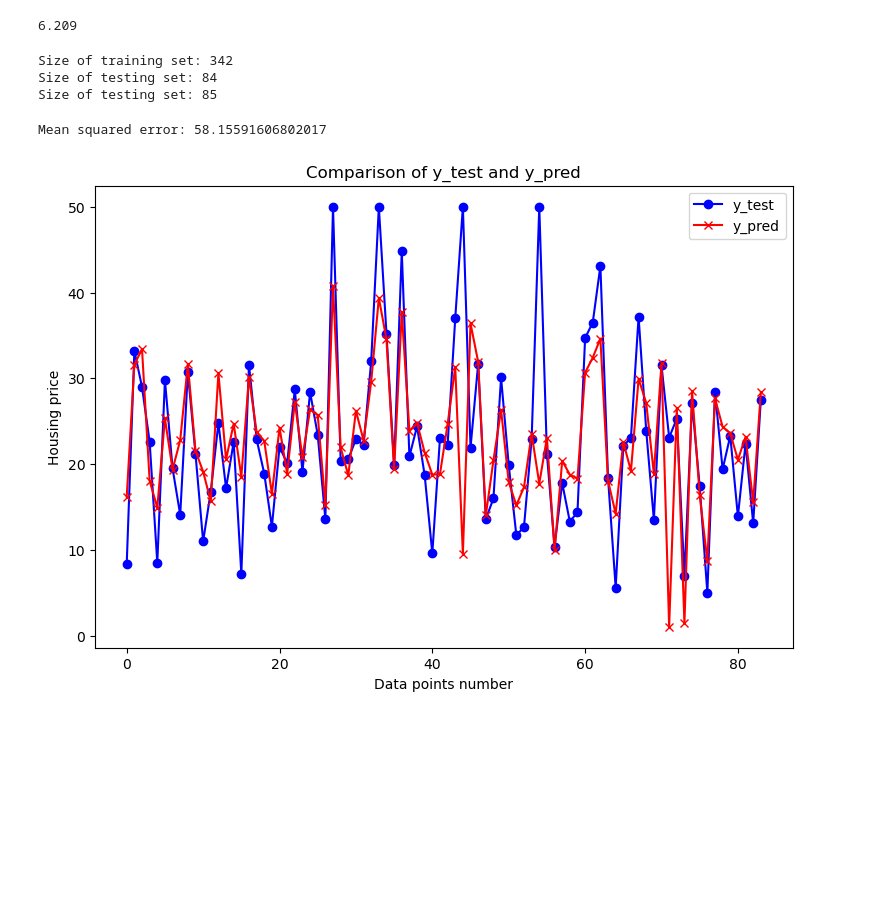
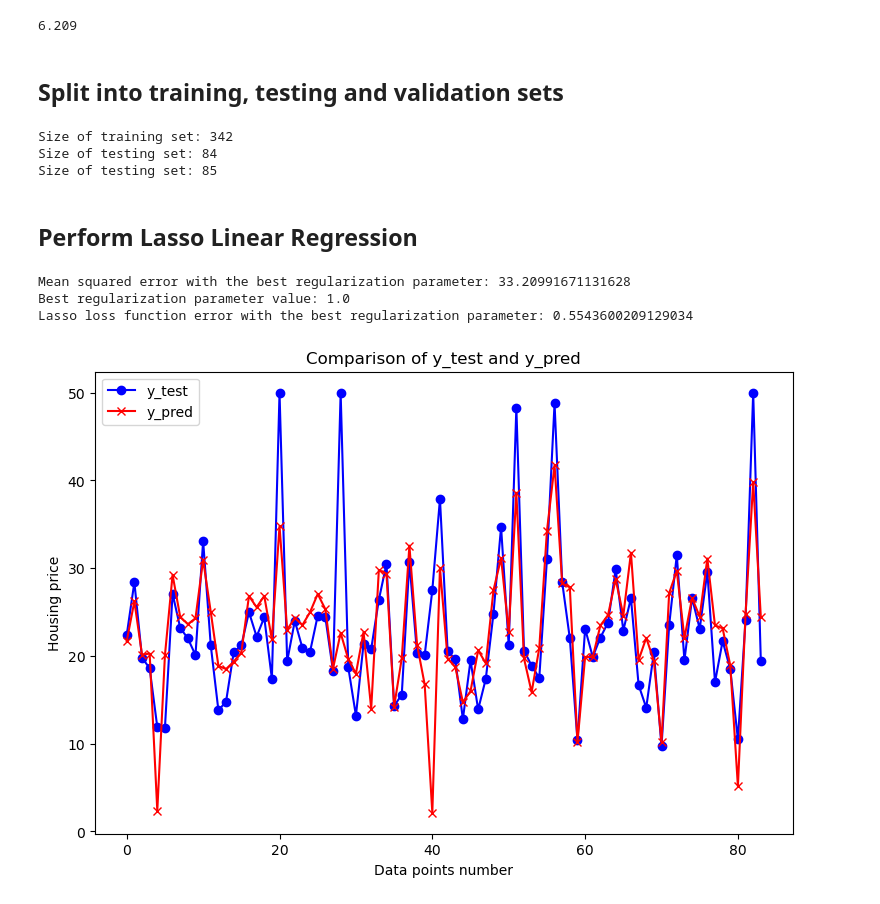
Before and after one commit to olliglorioso/linear-lasso-and-rf-regressors, a Jupyter notebook: Project.ipynb, the cells around one changed output. Saved outputs shown, nothing was run; the diff lists cells and outputs as text; code cells hidden in the pictures; blank space fills up the shorter version.

```diff
--- a/Project.ipynb
+++ b/Project.ipynb
@@ -86,6 +91,8 @@ filtered_data['RM'].median()
 96   0.11504   2.89  0.445 NaN  69.6    2  276     18.0  11.34  21.4
 135  0.55778  21.89  0.624 NaN  98.2    4  437     21.2  16.96  18.1
 6.209
+# %% [markdown]
+## Split into training, testing and validation sets
 # %%
 # Split into different training, testing and validation sets
 train_size = 0.67
@@ -110,18 +113,36 @@ import numpy as np
+# %% [markdown]
+## Perform Lasso Linear Regression
 # %%
-clf = Lasso(alpha=0.001)
-clf.fit(X_train, y_train)
-y_pred = clf.predict(X_test)
+clf = Lasso()
+parameter_options = {'alpha': np.logspace(-4, 0, 50)}  # parameter options from 10^(-4) to 1
+# Search for the best parameter value with the help of mean squared error for each iteration
+grid_search = GridSearchCV(clf, parameter_options, cv=5, scoring='neg_mean_squared_error', n_jobs=-1)
+# Note that we use the cross-validation set to search for the best alpha value
+grid_search.fit(X_cross, y_cross)
+best_alpha = grid_search.best_params_['alpha']
+
+# Create the model with the previously gotten best alpha value
+final_clf = Lasso(alpha=best_alpha)
+# Fit the training set
+final_clf.fit(X_train, y_train)
+y_pred = best_clf.predict(X_test)
 y_test = np.array(y_test)
-print("Mean squared error: " + str(mean_squared_error(y_test, y_pred)))
-
+mse = mean_squared_error(y_test, y_pred)
+lasso_loss = best_clf.score(X_test, y_test)
+print("Mean squared error with the best regularization parameter: " + str(mse))
+print("Best regularization parameter value: " + str(best_alpha))
+print("Lasso loss function error with the best regularization parameter: " + str(lasso_loss))
+# Visualize the results
 plt.figure(figsize=(9, 6))
 plt.plot(y_test, label='y_test', marker='o', color='b')
 plt.plot(y_pred, label='y_pred', marker='x', color='r')
 plt.title('Comparison of y_test and y_pred')
 plt.xlabel('Data points number')
 plt.ylabel('Housing price')
 plt.legend()
 plt.show()
 # %% [output]
-Mean squared error: 58.15591606802017
+Mean squared error with the best regularization parameter: 33.20991671131628
+Best regularization parameter value: 1.0
+Lasso loss function error with the best regularization parameter: 0.5543600209129034
-[figure, old version]
+[figure, new version]
```
Also changed, not shown: parts of 4 cells of this notebook.
